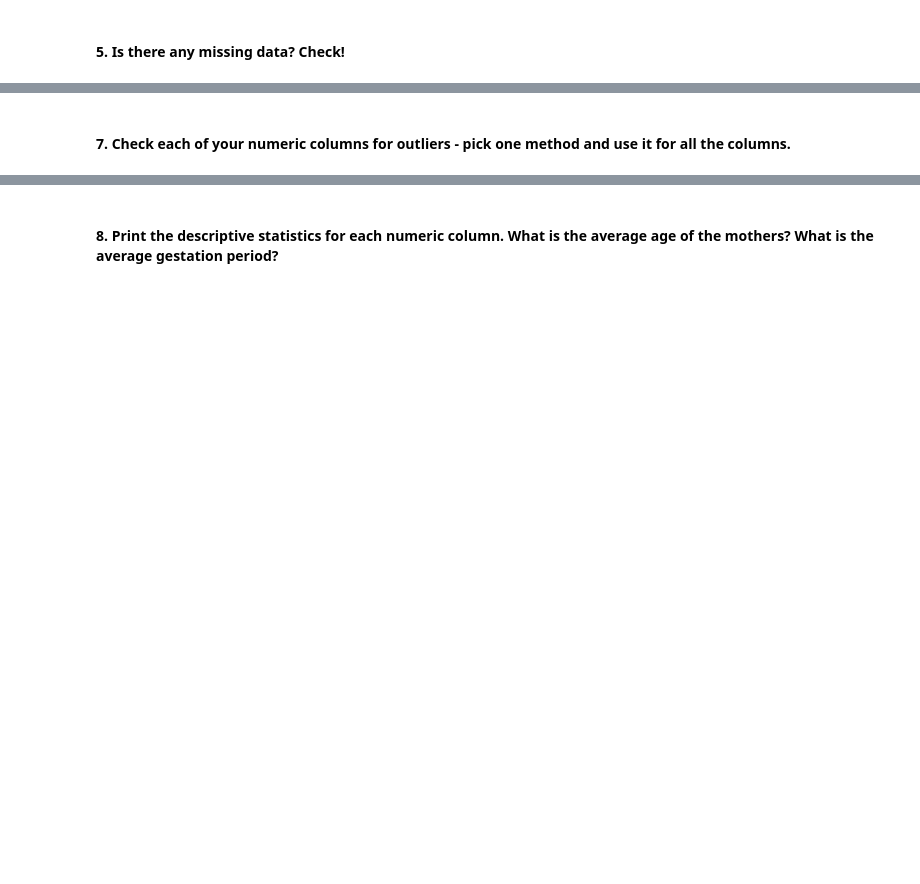
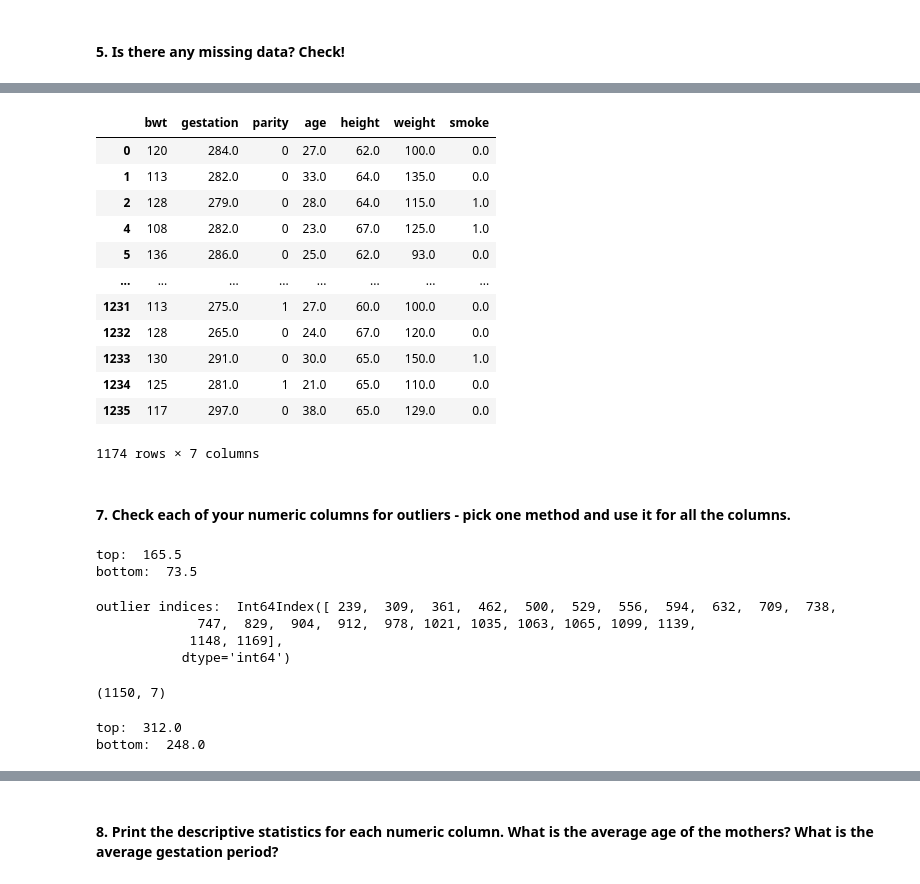
Before and after one commit to rabino15/Module-11---Correlation-and-Linear-Regression, a Jupyter notebook: Module 11 - Correlation and Linear Regression.ipynb, the cells around one changed output, grey strips where cells are left out. Drawn from its saved outputs; the diff is of its cells as text; code cells hidden in the pictures; blank space fills up the shorter version.

```diff
--- a/Module 11 - Correlation and Linear Regression.ipynb
+++ b/Module 11 - Correlation and Linear Regression.ipynb
@@ -434,2 +488,4 @@ result.predict({
+# %%
+df.drop(columns="case",inplace=True)
 # %% [markdown]
 #### 5. Is there any missing data? Check!
@@ -438,2 +503,54 @@ result.predict({
+# %%
+df.dropna(inplace=True)
+# %%
+df
+# %% [output]
+|  | bwt | gestation | parity | age | height | weight | smoke |
+| 0 | 120 | 284.0 | 0 | 27.0 | 62.0 | 100.0 | 0.0 |
+| 1 | 113 | 282.0 | 0 | 33.0 | 64.0 | 135.0 | 0.0 |
+| 2 | 128 | 279.0 | 0 | 28.0 | 64.0 | 115.0 | 1.0 |
+| 4 | 108 | 282.0 | 0 | 23.0 | 67.0 | 125.0 | 1.0 |
+| 5 | 136 | 286.0 | 0 | 25.0 | 62.0 | 93.0 | 0.0 |
+| ... | ... | ... | ... | ... | ... | ... | ... |
+| 1231 | 113 | 275.0 | 1 | 27.0 | 60.0 | 100.0 | 0.0 |
+| 1232 | 128 | 265.0 | 0 | 24.0 | 67.0 | 120.0 | 0.0 |
+| 1233 | 130 | 291.0 | 0 | 30.0 | 65.0 | 150.0 | 1.0 |
+| 1234 | 125 | 281.0 | 1 | 21.0 | 65.0 | 110.0 | 0.0 |
+| 1235 | 117 | 297.0 | 0 | 38.0 | 65.0 | 129.0 | 0.0 |
+1174 rows × 7 columns
 # %% [markdown]
 #### 7. Check each of your numeric columns for outliers - pick one method and use it for all the columns.
+# %%
+q3 = df['bwt'].quantile(.75)
+q1 = df['bwt'].quantile(.25)
+iqr = q3 - q1
+top = q3 + 1.5*iqr
+bottom = q1 - 1.5*iqr
+print('top: ',top)
+print('bottom: ',bottom)
+# %% [output]
+top:  165.5
+bottom:  73.5
+# %%
+dfq = df.copy()
+iqr_outliers = dfq.loc[(dfq['bwt'] > top) | (dfq['bwt'] < bottom)].index
+print("outlier indices: ",iqr_outliers)
+dfq = dfq.drop(iqr_outliers)
+dfq.shape
+# %% [output]
+outlier indices:  Int64Index([ 239,  309,  361,  462,  500,  529,  556,  594,  632,  709,  738,
+             747,  829,  904,  912,  978, 1021, 1035, 1063, 1065, 1099, 1139,
+            1148, 1169],
+           dtype='int64')
+(1150, 7)
+# %%
+q3 = dfq['gestation'].quantile(.75)
+q1 = dfq['gestation'].quantile(.25)
+iqr = q3 - q1
+top = q3 + 1.5*iqr
+bottom = q1 - 1.5*iqr
+print('top: ',top)
+print('bottom: ',bottom)
+# %% [output]
+top:  312.0
+bottom:  248.0
```
Also changed, not shown: parts of 26 cells of this notebook.
